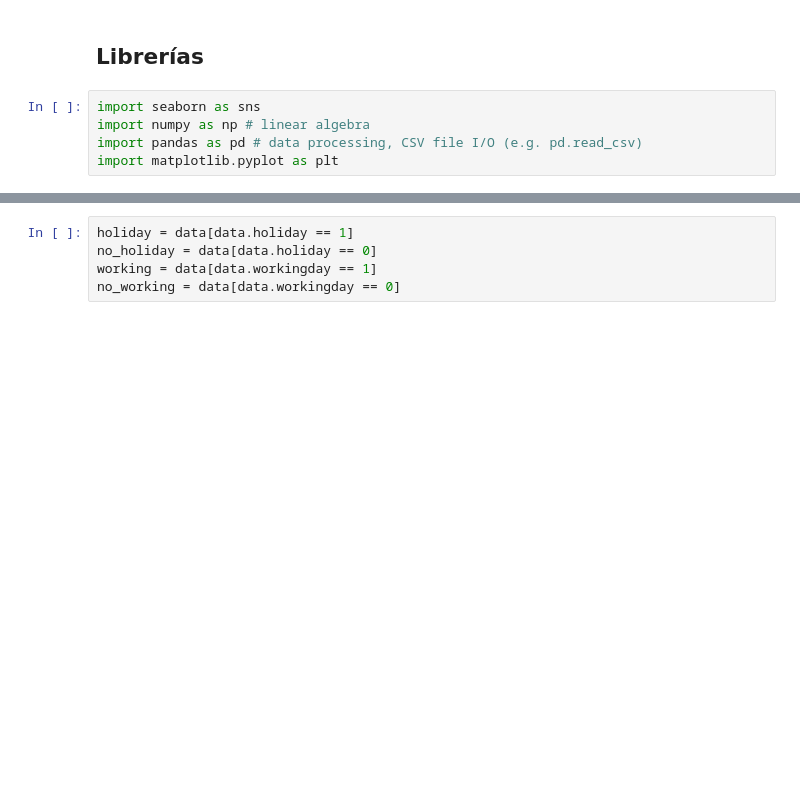
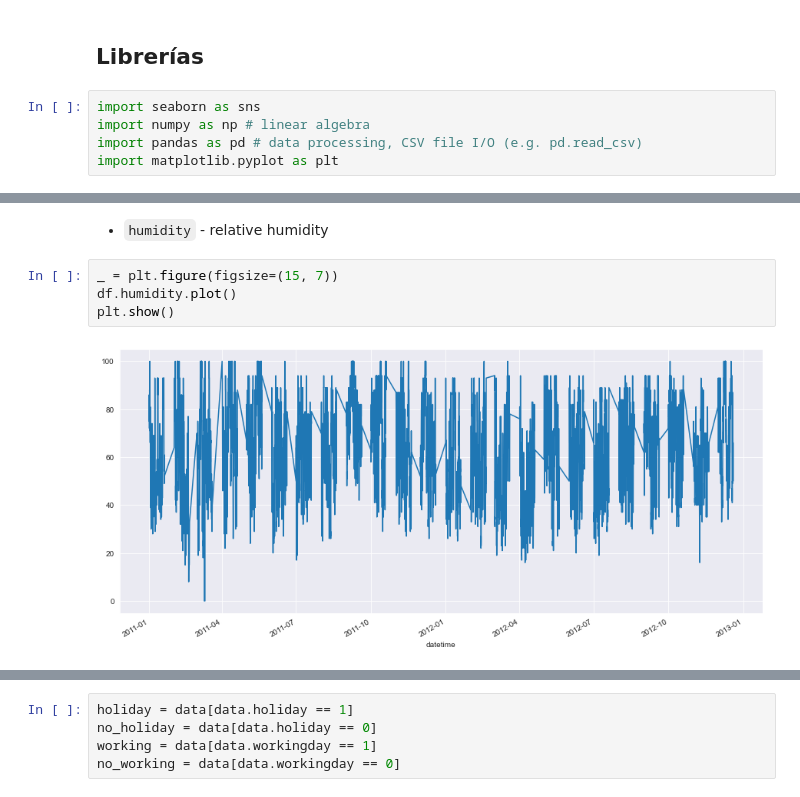
Before and after one commit to Posterior-ia/bike-sharing-playground, a Jupyter notebook: analysis/primer_analisis_kaggle.ipynb, the cells around one changed output, grey strips where cells are left out. Drawn from its saved outputs; the diff is of its cells as text; blank space fills up the shorter version.

```diff
--- a/analysis/primer_analisis_kaggle.ipynb
+++ b/analysis/primer_analisis_kaggle.ipynb
@@ -43,0 +143,8 @@ data.head()
+# %% [markdown]
+* `humidity` - relative humidity
+# %%
+_ = plt.figure(figsize=(15, 7))
+df.humidity.plot()
+plt.show()
+# %% [output]
+[figure, added]
```
Also changed, not shown: parts of 30 cells of this notebook.
